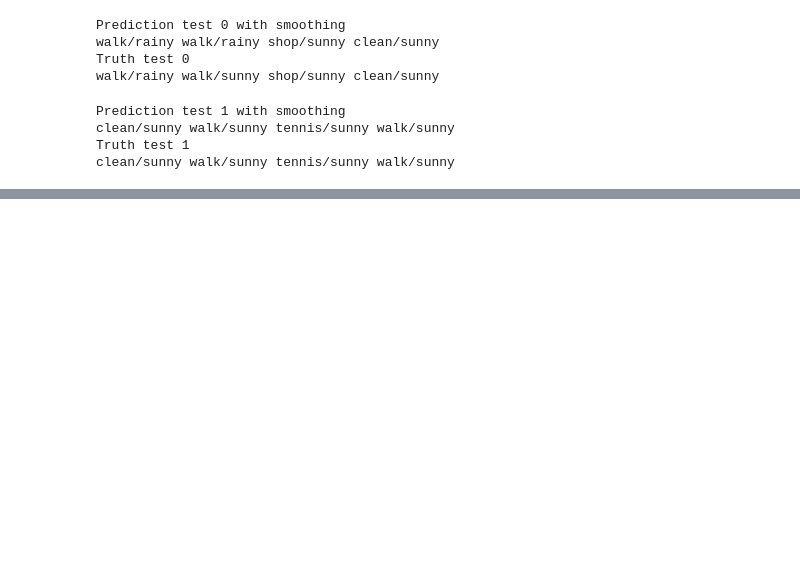
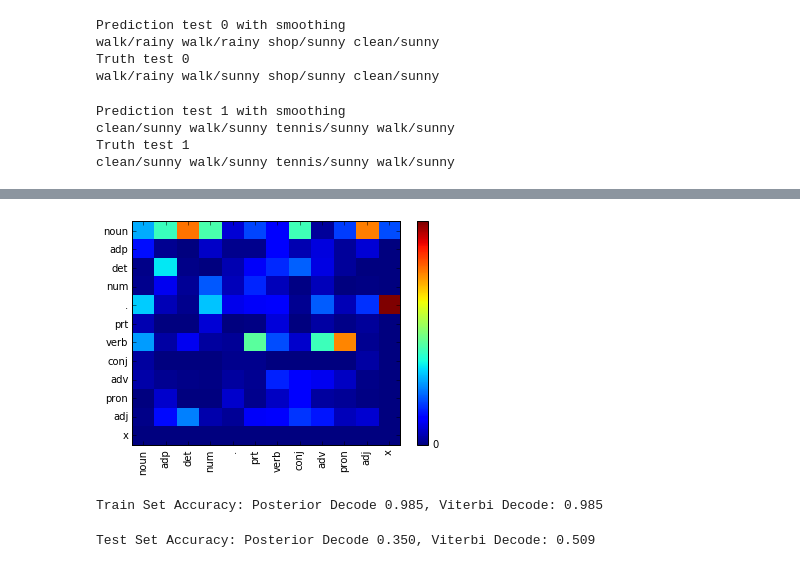
Before and after one commit to LxMLS/lxmls-toolkit, a Jupyter notebook: labs/notebooks/sequence_models/Exercises_2.1_to_2.11.ipynb, the cells around one changed output, grey strips where cells are left out. Cells and saved outputs as stored; diff of their text form; code cells hidden in the pictures; blank space fills up the shorter version.

Commit message:
sequence_models: Add exercises from 2.8 to 2.11 to notebook

```diff
--- a/labs/notebooks/sequence_models/Exercises_2.1_to_2.11.ipynb
+++ b/labs/notebooks/sequence_models/Exercises_2.1_to_2.11.ipynb
@@ -3,7 +3,7 @@
 import sys
 import os
 base_path = os.path.dirname(os.path.dirname(os.path.dirname(os.path.realpath(os.path.dirname('__file__')))))
-base_path = '/home/mariana.almeida/LxMLS/git/lxmls-toolkit'
+#base_path = '/home/mariana.almeida/LxMLS/git/lxmls-toolkit'
 sys.path.append(base_path)
 # %%
 # Other imports.
@@ -228,0 +313,27 @@ clean/sunny walk/sunny tennis/sunny walk/sunny
+# %%
+corpus = pcc.PostagCorpus()
+train_seq = corpus.read_sequence_list_conll(base_path+"/data/train-02-21.conll", max_sent_len=15, max_nr_sent=1000)
+test_seq = corpus.read_sequence_list_conll(base_path+"/data/test-23.conll", max_sent_len=15, max_nr_sent=1000)
+dev_seq = corpus.read_sequence_list_conll(base_path+"/data/dev-22.conll", max_sent_len=15, max_nr_sent=1000)
+hmm = hmmc.HMM(corpus.word_dict, corpus.tag_dict)
+hmm.train_supervised(train_seq)
+hmm.print_transition_matrix()
+# %% [output]
+[figure, added]
+# %%
+viterbi_pred_train = hmm.viterbi_decode_corpus(train_seq)
+posterior_pred_train = hmm.posterior_decode_corpus(train_seq)
+eval_viterbi_train = hmm.evaluate_corpus(train_seq, viterbi_pred_train)
+eval_posterior_train = hmm.evaluate_corpus(train_seq, posterior_pred_train)
+print "Train Set Accuracy: Posterior Decode %.3f, Viterbi Decode: %.3f"%(
+eval_posterior_train,eval_viterbi_train)
+# %% [output]
+Train Set Accuracy: Posterior Decode 0.985, Viterbi Decode: 0.985
+# %%
+viterbi_pred_test = hmm.viterbi_decode_corpus(test_seq)
+posterior_pred_test = hmm.posterior_decode_corpus(test_seq)
+eval_viterbi_test = hmm.evaluate_corpus(test_seq, viterbi_pred_test)
+eval_posterior_test = hmm.evaluate_corpus(test_seq, posterior_pred_test)
+print "Test Set Accuracy: Posterior Decode %.3f, Viterbi Decode: %.3f" % (eval_posterior_test, eval_viterbi_test)
+# %% [output]
+Test Set Accuracy: Posterior Decode 0.350, Viterbi Decode: 0.509
```
Also changed, not shown: parts of 15 cells of this notebook.
